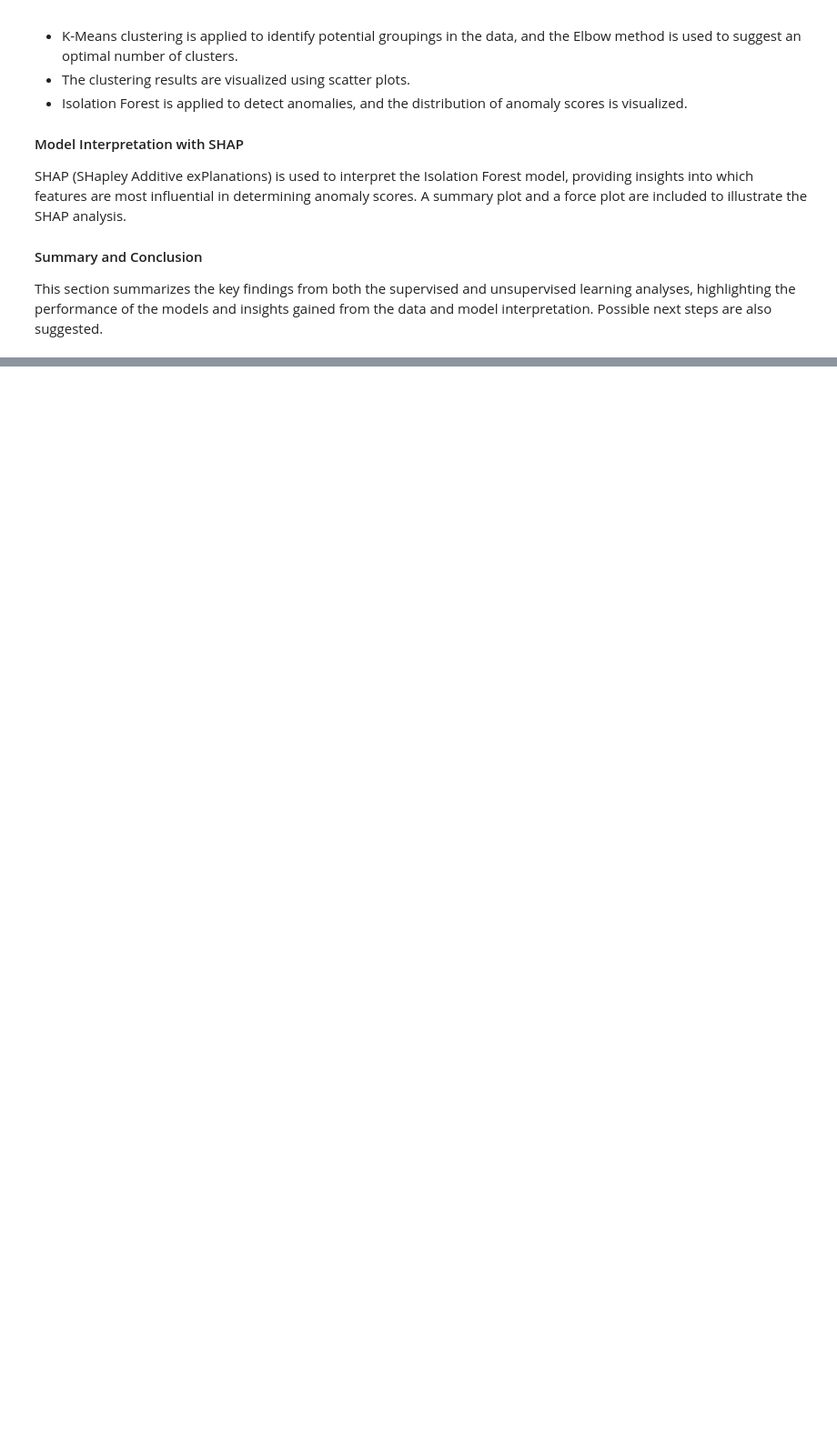
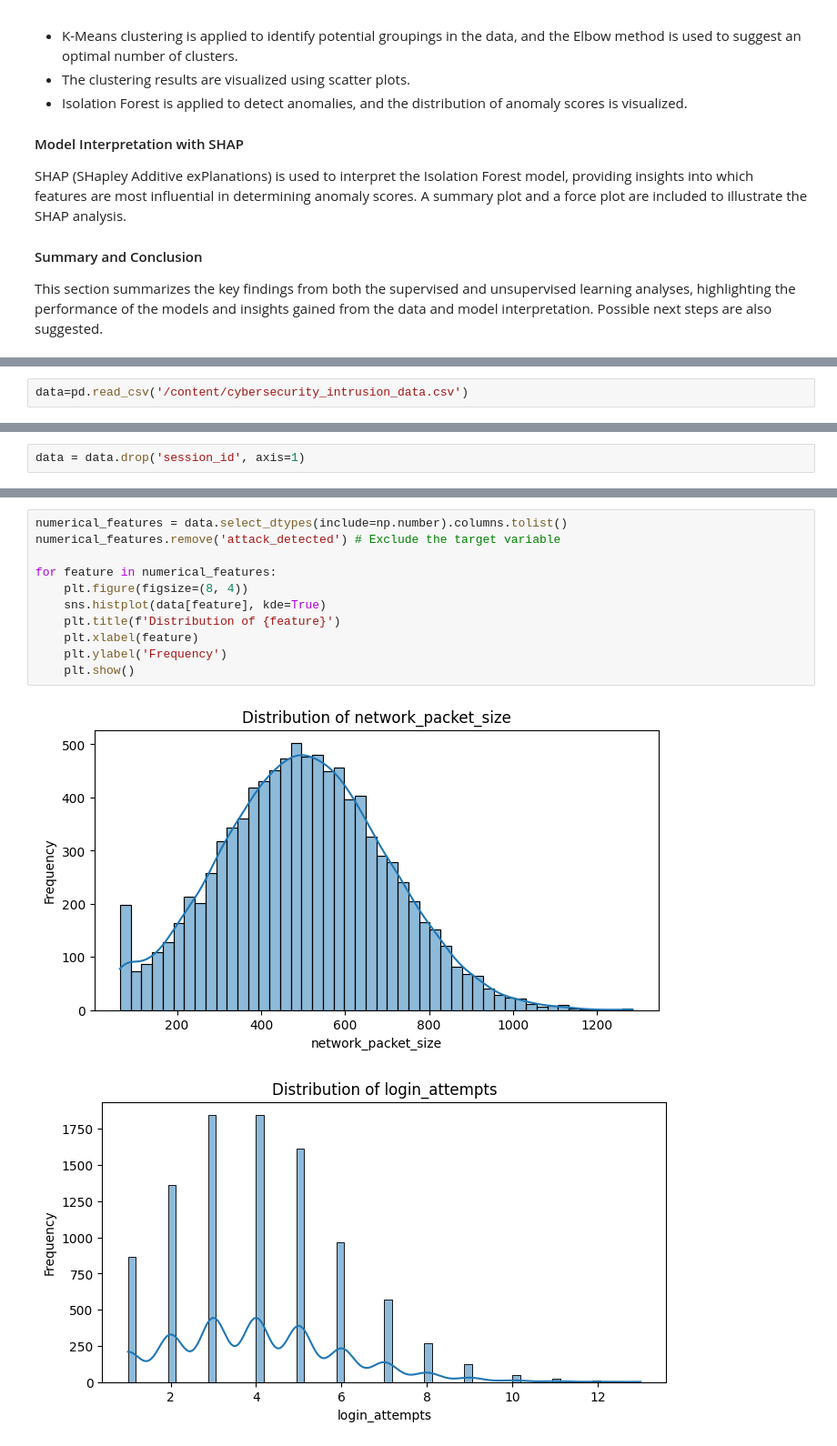
Before and after one commit to aminayusif/Intrudex, a Jupyter notebook: Intrudex_Cybersecurity_Intrusion_Detection_Analysis.ipynb, the cells around one changed output, grey strips where cells are left out. Shown: that part at 91% size. Cells and saved outputs as stored; diff of their text form; blank space fills up the shorter version.

Commit message:
Perform EDA and data preprocessing

```diff
--- a/Intrudex_Cybersecurity_Intrusion_Detection_Analysis.ipynb
+++ b/Intrudex_Cybersecurity_Intrusion_Detection_Analysis.ipynb
@@ -55,0 +67,2 @@ This section summarizes the key findings from both the supervised and unsupervis
+# %%
+data=pd.read_csv('/content/cybersecurity_intrusion_data.csv')
@@ -55,0 +145,2 @@ This section summarizes the key findings from both the supervised and unsupervis
+# %%
+data = data.drop('session_id', axis=1)
@@ -55,0 +171,14 @@ This section summarizes the key findings from both the supervised and unsupervis
+# %%
+numerical_features = data.select_dtypes(include=np.number).columns.tolist()
+numerical_features.remove('attack_detected') # Exclude the target variable
+
+for feature in numerical_features:
+    plt.figure(figsize=(8, 4))
+    sns.histplot(data[feature], kde=True)
+    plt.title(f'Distribution of {feature}')
+    plt.xlabel(feature)
+    plt.ylabel('Frequency')
+    plt.show()
+# %% [output]
+[figure, added]
+[figure, added]
```
Also changed, not shown: parts of 29 cells of this notebook.
